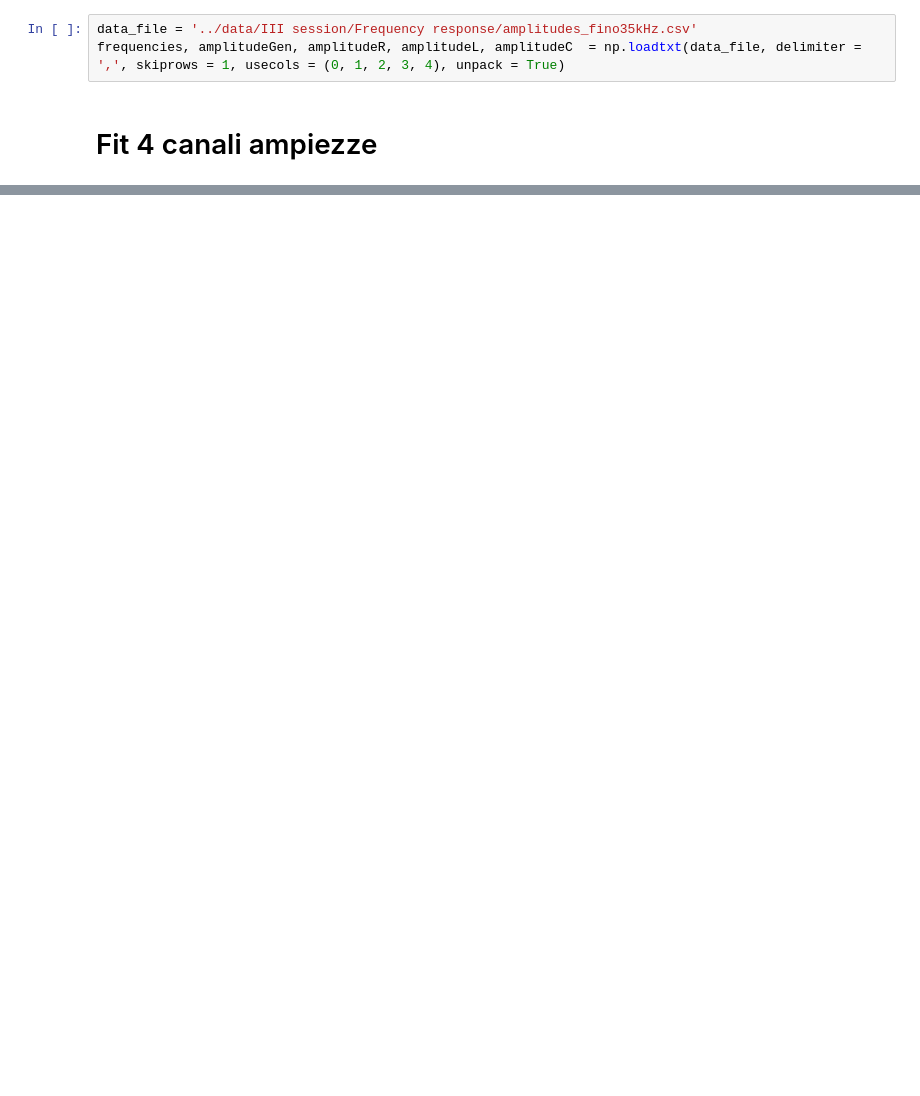
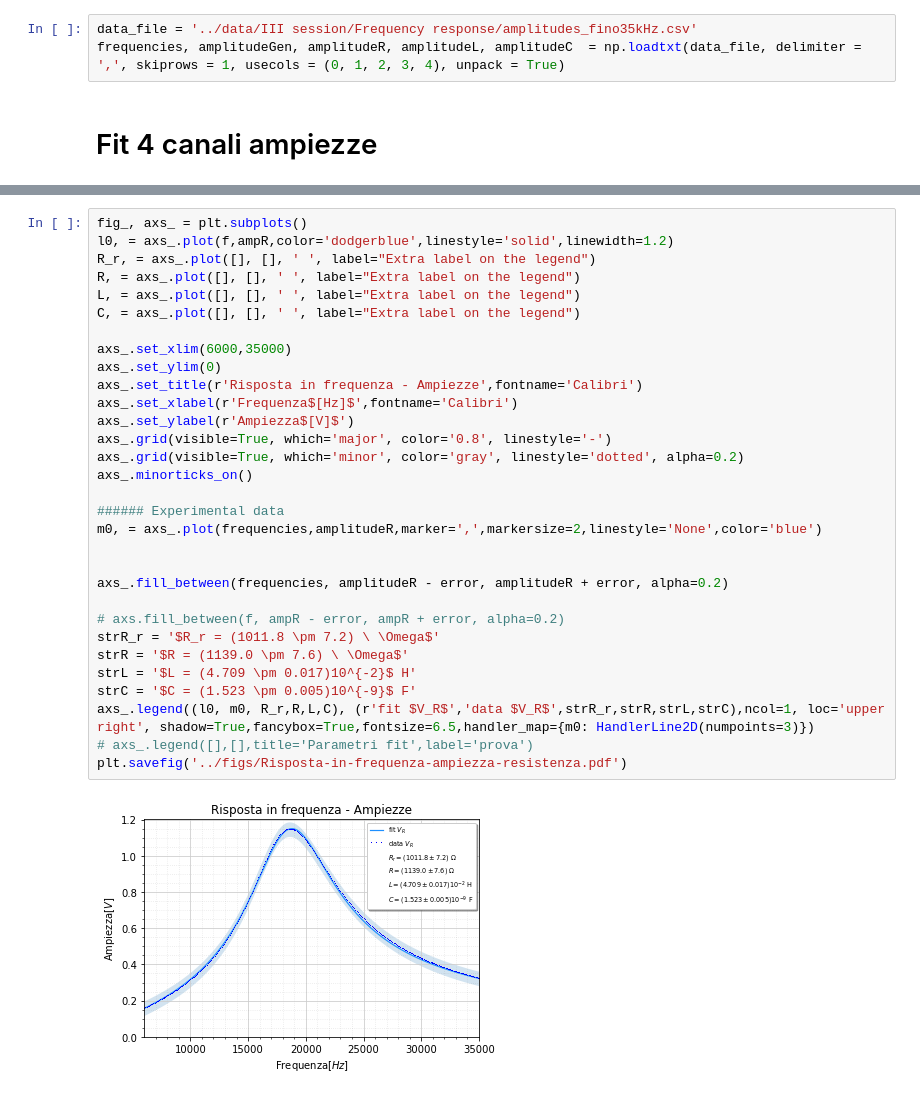
Before and after one commit to Feyn-23/Lab-II, a Jupyter notebook: code/graphs.ipynb, the cells around one changed output, grey strips where cells are left out. Drawn from its saved outputs; the diff is of its cells as text; blank space fills up the shorter version.

```diff
--- a/code/graphs.ipynb
+++ b/code/graphs.ipynb
@@ -114,0 +116,33 @@ plt.savefig('../figs/Risposta in frequenza ampiezze.pdf')
+# %%
+fig_, axs_ = plt.subplots()
+l0, = axs_.plot(f,ampR,color='dodgerblue',linestyle='solid',linewidth=1.2)
+R_r, = axs_.plot([], [], ' ', label="Extra label on the legend")
+R, = axs_.plot([], [], ' ', label="Extra label on the legend")
+L, = axs_.plot([], [], ' ', label="Extra label on the legend")
+C, = axs_.plot([], [], ' ', label="Extra label on the legend")
+
+axs_.set_xlim(6000,35000)
+axs_.set_ylim(0)
+axs_.set_title(r'Risposta in frequenza - Ampiezze',fontname='Calibri')
+axs_.set_xlabel(r'Frequenza$[Hz]$',fontname='Calibri')
+axs_.set_ylabel(r'Ampiezza$[V]$')
+axs_.grid(visible=True, which='major', color='0.8', linestyle='-')
+axs_.grid(visible=True, which='minor', color='gray', linestyle='dotted', alpha=0.2)
+axs_.minorticks_on()
+
+###### Experimental data
+m0, = axs_.plot(frequencies,amplitudeR,marker=',',markersize=2,linestyle='None',color='blue')
+
+
+axs_.fill_between(frequencies, amplitudeR - error, amplitudeR + error, alpha=0.2)
+
+# axs.fill_between(f, ampR - error, ampR + error, alpha=0.2)
+strR_r = '$R_r = (1011.8 \pm 7.2) \ \Omega$'
+strR = '$R = (1139.0 \pm 7.6) \ \Omega$'
+strL = '$L = (4.709 \pm 0.017)10^{-2}$ H'
+strC = '$C = (1.523 \pm 0.005)10^{-9}$ F'
+axs_.legend((l0, m0, R_r,R,L,C), (r'fit $V_R$','data $V_R$',strR_r,strR,strL,strC),ncol=1, loc='upper right', shadow=True,fancybox=True,fontsize=6.5,handler_map={m0: HandlerLine2D(numpoints=3)})
+# axs_.legend([],[],title='Parametri fit',label='prova')
+plt.savefig('../figs/Risposta-in-frequenza-ampiezza-resistenza.pdf')
+# %% [output]
+[figure, added]
```
Also changed, not shown: parts of 5 cells of this notebook, 4 other files.
